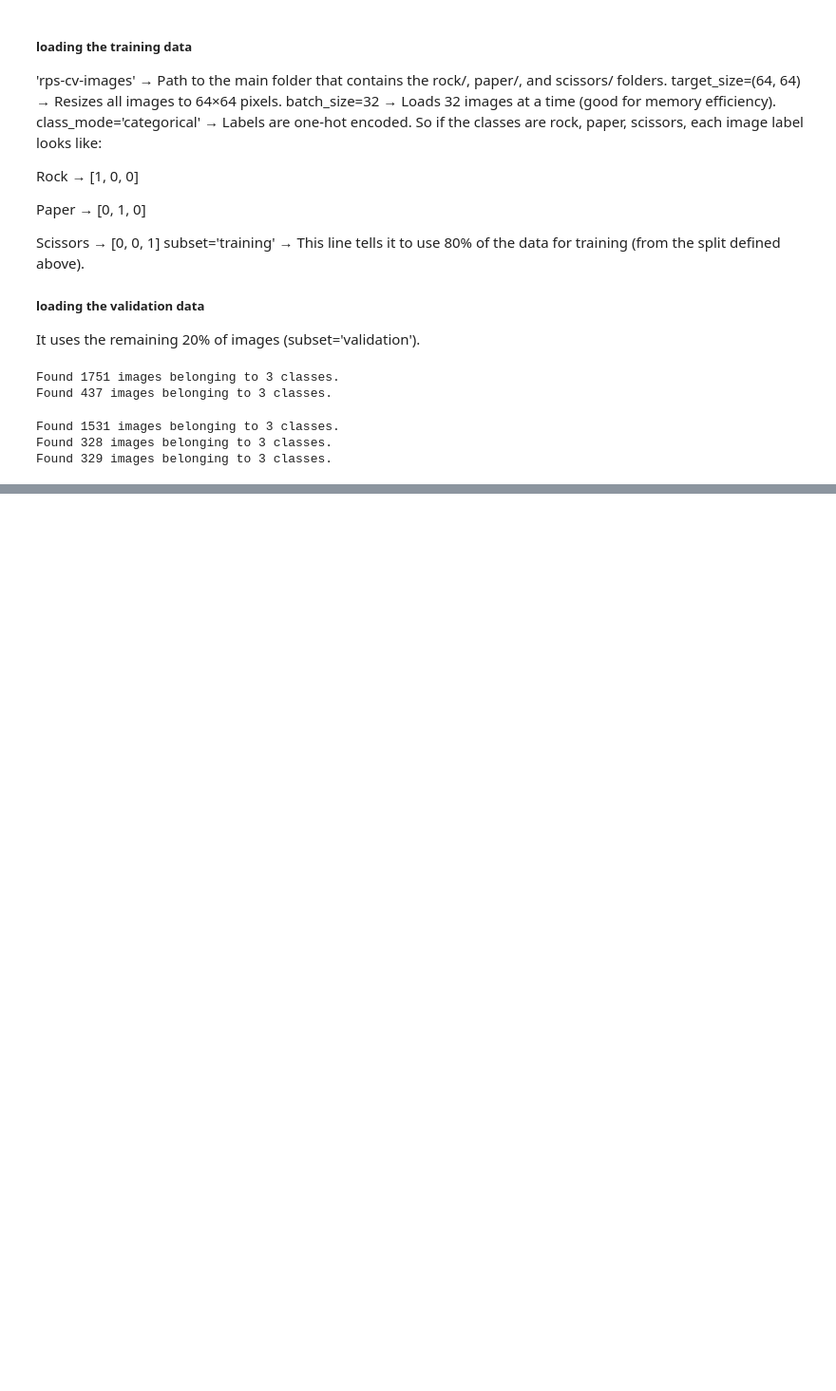
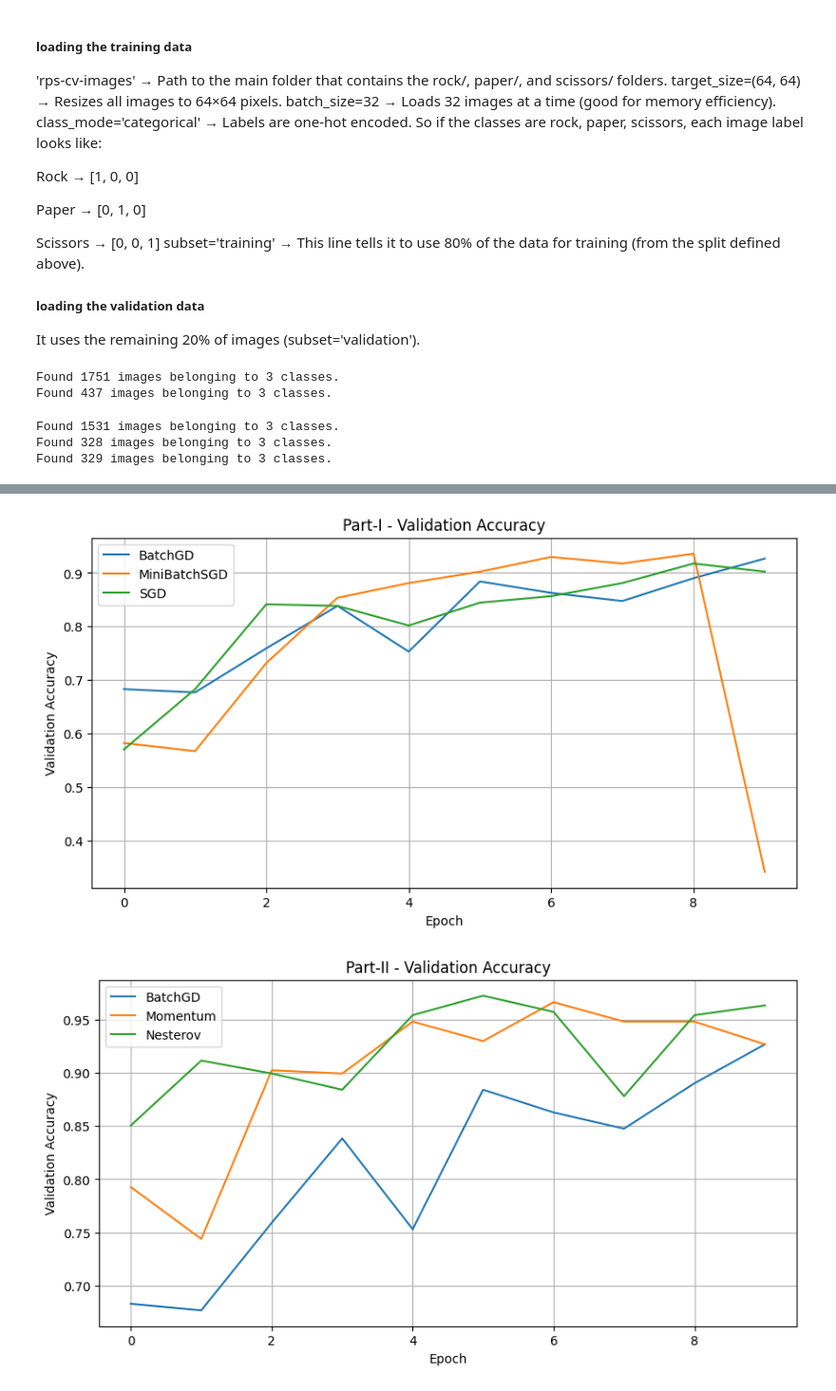
Before and after one commit to michael-099/Facial-Expression-Recognition-using-deep-learning-, a Jupyter notebook: Rock-Paper-Scissors.ipynb, the cells around one changed output, grey strips where cells are left out. Shown at 95% size. Cells and saved outputs as stored; diff of their text form; code cells hidden in the pictures; blank space fills up the shorter version.

```diff
--- a/Rock-Paper-Scissors.ipynb
+++ b/Rock-Paper-Scissors.ipynb
@@ -303,0 +255,20 @@ Training with SGD...
+# %%
+results = {}
+for part, opts in all_parts.items():
+    print(f"\n==================== {part} ====================")
+    for opt in opts:
+        train_accs, val_accs = train_model(opt)
+        results[opt] = {"train": train_accs, "val": val_accs}
+
+# Plot
+for part, opts in all_parts.items():
+    plt.figure(figsize=(10, 5))
+    for opt in opts:
+        plt.plot(results[opt]["val"], label=opt)
+    plt.title(f"{part} - Validation Accuracy")
+    plt.xlabel("Epoch")
+    plt.ylabel("Validation Accuracy")
+    plt.legend()
+    plt.grid(True)
+    plt.show()
+# %% [output]
@@ -303,0 +292,2 @@ Training with SGD...
+[figure, added]
+[figure, added]
```
Also changed, not shown: parts of 4 cells of this notebook.
